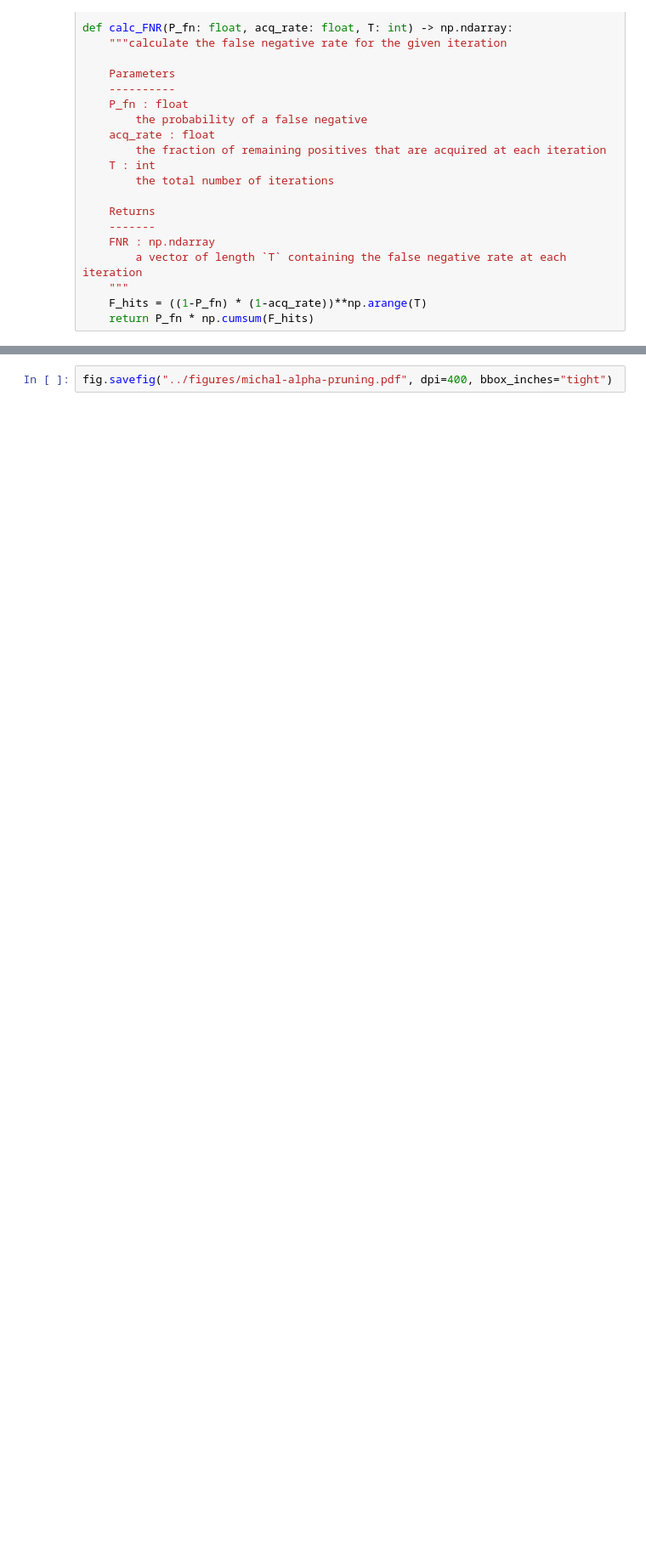
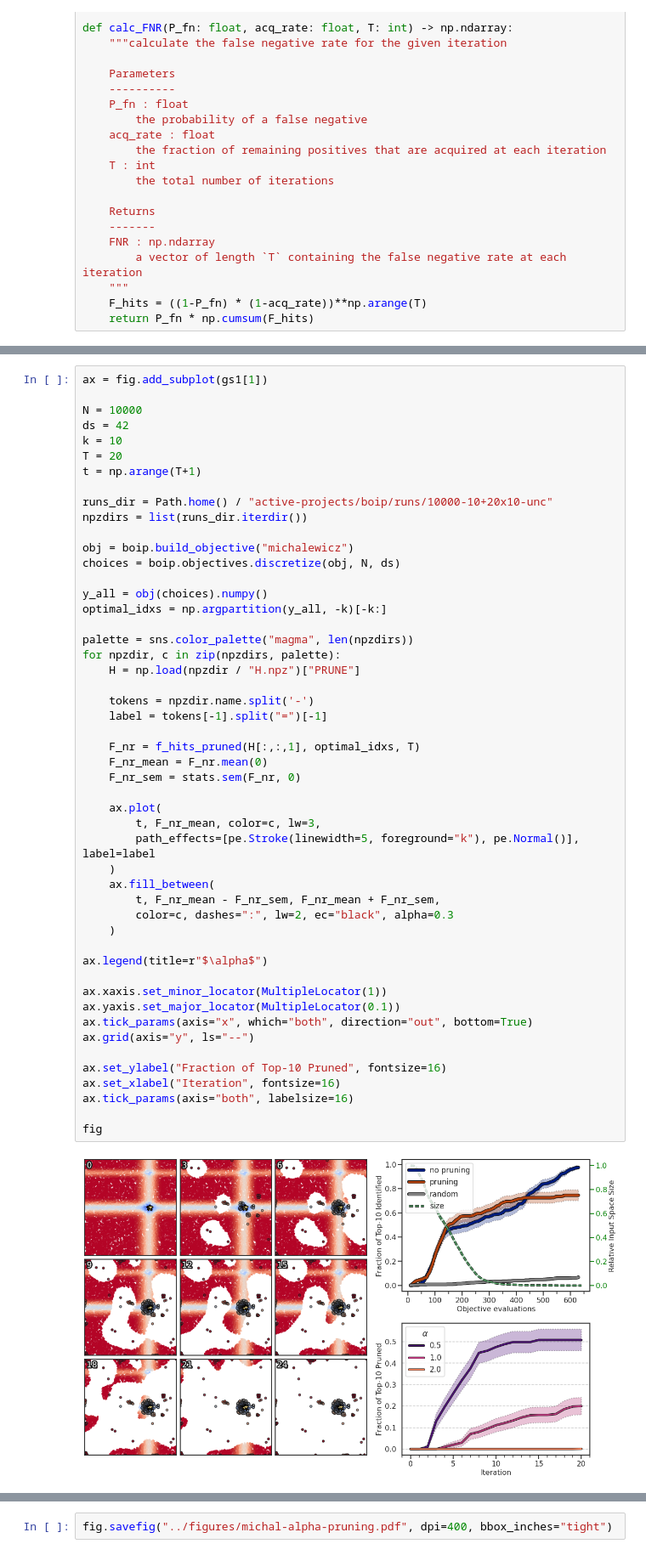
Before and after one commit to coleygroup/dsp, a Jupyter notebook: notebooks/figs.ipynb, the cells around one changed output, grey strips where cells are left out. Shown at 85% size. Saved outputs shown, nothing was run; the diff lists cells and outputs as text; blank space fills up the shorter version.

```diff
--- a/notebooks/figs.ipynb
+++ b/notebooks/figs.ipynb
@@ -385,0 +476,52 @@ def calc_FNR(P_fn: float, acq_rate: float, T: int) -> np.ndarray:
+# %%
+ax = fig.add_subplot(gs1[1])
+
+N = 10000
+ds = 42
+k = 10
+T = 20
+t = np.arange(T+1)
+
+runs_dir = Path.home() / "active-projects/boip/runs/10000-10+20x10-unc"
+npzdirs = list(runs_dir.iterdir())
+
+obj = boip.build_objective("michalewicz")
+choices = boip.objectives.discretize(obj, N, ds)
+
+y_all = obj(choices).numpy()
+optimal_idxs = np.argpartition(y_all, -k)[-k:]
+
+palette = sns.color_palette("magma", len(npzdirs))
+for npzdir, c in zip(npzdirs, palette):
+    H = np.load(npzdir / "H.npz")["PRUNE"]
+
+    tokens = npzdir.name.split('-')
+    label = tokens[-1].split("=")[-1]
+
+    F_nr = f_hits_pruned(H[:,:,1], optimal_idxs, T)
+    F_nr_mean = F_nr.mean(0)
+    F_nr_sem = stats.sem(F_nr, 0)
+
+    ax.plot(
+        t, F_nr_mean, color=c, lw=3,
+        path_effects=[pe.Stroke(linewidth=5, foreground="k"), pe.Normal()], label=label
+    )
+    ax.fill_between(
+        t, F_nr_mean - F_nr_sem, F_nr_mean + F_nr_sem,
+        color=c, dashes=":", lw=2, ec="black", alpha=0.3
+    )
+
+ax.legend(title=r"$\alpha$")
+
+ax.xaxis.set_minor_locator(MultipleLocator(1))
+ax.yaxis.set_major_locator(MultipleLocator(0.1))
+ax.tick_params(axis="x", which="both", direction="out", bottom=True)
+ax.grid(axis="y", ls="--")
+
+ax.set_ylabel("Fraction of Top-10 Pruned", fontsize=16)
+ax.set_xlabel("Iteration", fontsize=16)
+ax.tick_params(axis="both", labelsize=16)
+
+fig
+# %% [output]
+[figure, added]
```
Also changed, not shown: parts of 34 cells of this notebook.
